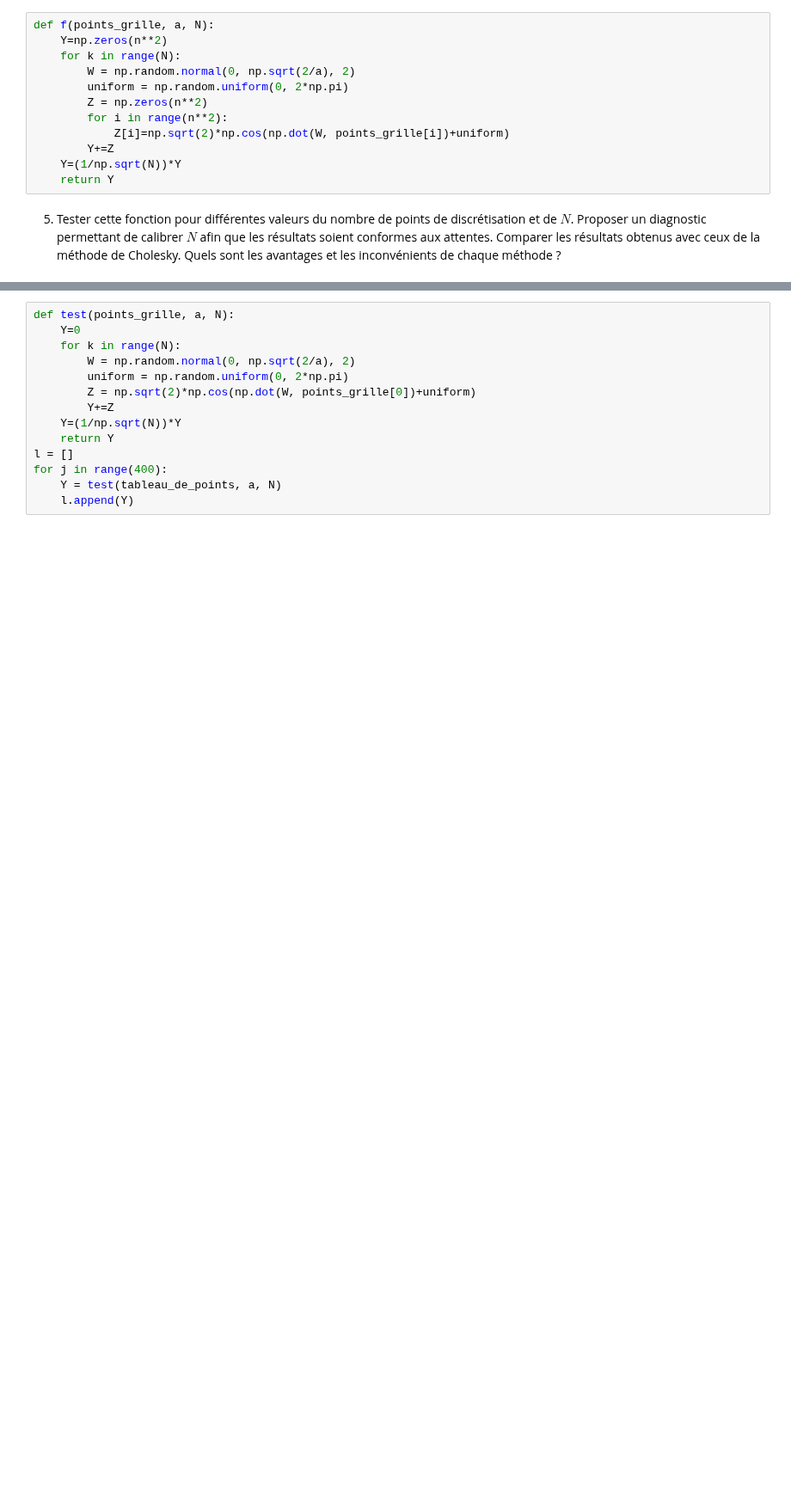
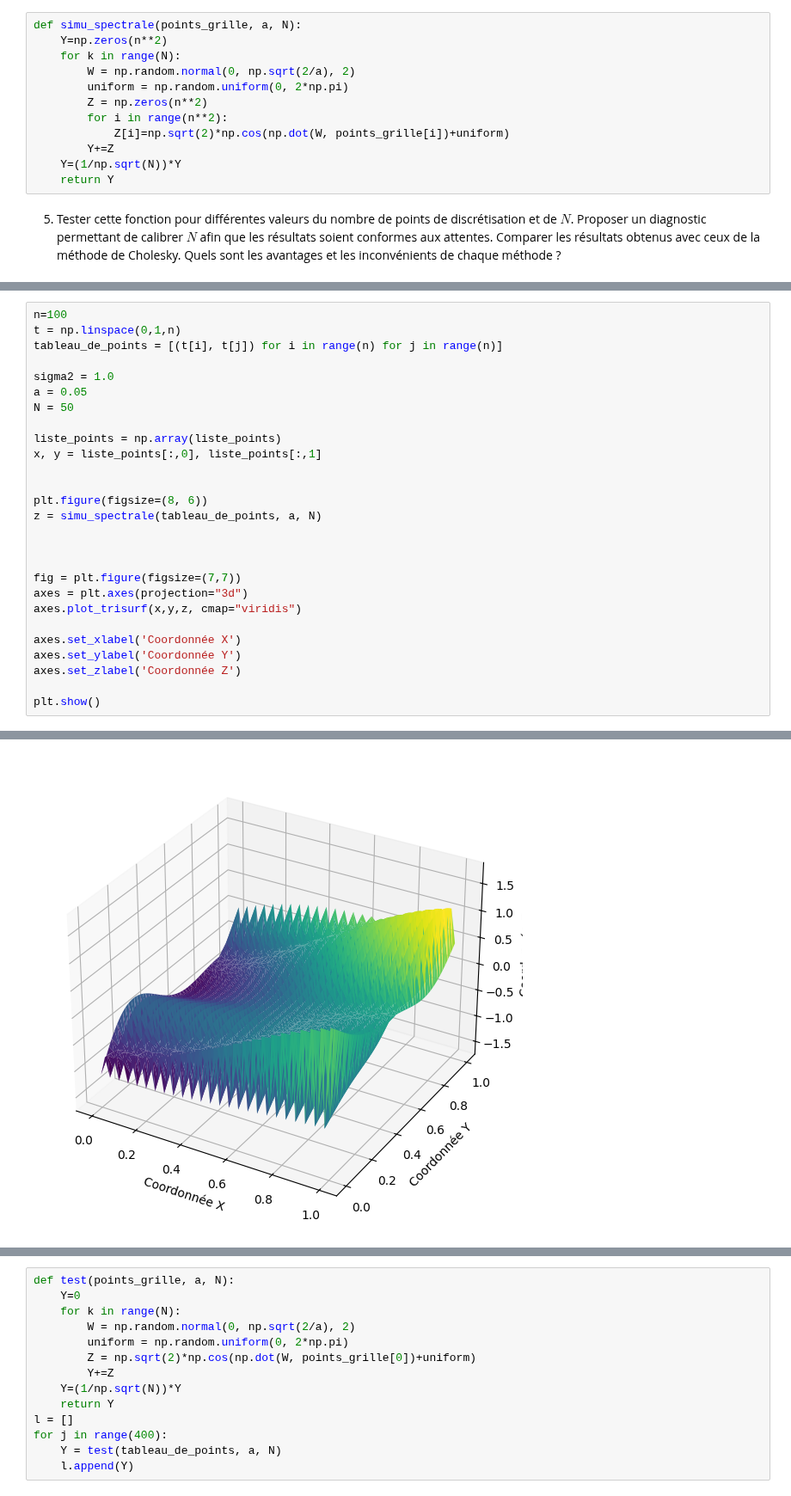
Before and after one commit to Martinks28/Projet-proba, a Jupyter notebook: Projet Probabilités.ipynb, the cells around one changed output, grey strips where cells are left out. Shown at 86% size. Saved outputs shown, nothing was run; the diff lists cells and outputs as text; blank space fills up the shorter version.

```diff
--- a/Projet Probabilités.ipynb
+++ b/Projet Probabilités.ipynb
@@ -220,7 +229,7 @@ $$Y_N \xrightarrow[N \to \infty]{\mathcal{L}} \mathcal{N}(0, K) $$
 # %% [markdown]
 4. Implémenter une fonction basée sur cette méthode pour simuler un champ aléatoire gaussien sur une grille régulière de points dans le domaine  $[0, 1] \times [0, 1]$. Cette fonction prendra en entrée les coordonnées des points de la grille, $a$ et  $N$ et retournera une réalisation du champ aléatoire gaussien simulé.
 # %%
-def f(points_grille, a, N):
+def simu_spectrale(points_grille, a, N):
     Y=np.zeros(n**2)
     for k in range(N):
         W = np.random.normal(0, np.sqrt(2/a), 2)
@@ -252,0 +245,28 @@ plt.show()
+# %%
+n=100
+t = np.linspace(0,1,n)
+tableau_de_points = [(t[i], t[j]) for i in range(n) for j in range(n)]
+
+sigma2 = 1.0
+a = 0.05
+N = 50
+
+liste_points = np.array(liste_points)
+x, y = liste_points[:,0], liste_points[:,1]
+
+
+plt.figure(figsize=(8, 6))
+z = simu_spectrale(tableau_de_points, a, N)
+
+
+
+fig = plt.figure(figsize=(7,7))
+axes = plt.axes(projection="3d")
+axes.plot_trisurf(x,y,z, cmap="viridis")
+
+axes.set_xlabel('Coordonnée X')
+axes.set_ylabel('Coordonnée Y')
+axes.set_zlabel('Coordonnée Z')
+
+plt.show()
+# %% [output]
@@ -253 +274,2 @@ plt.show()
+[figure, added]
 # %% [markdown]
```
Also changed, not shown: parts of 11 cells of this notebook.
